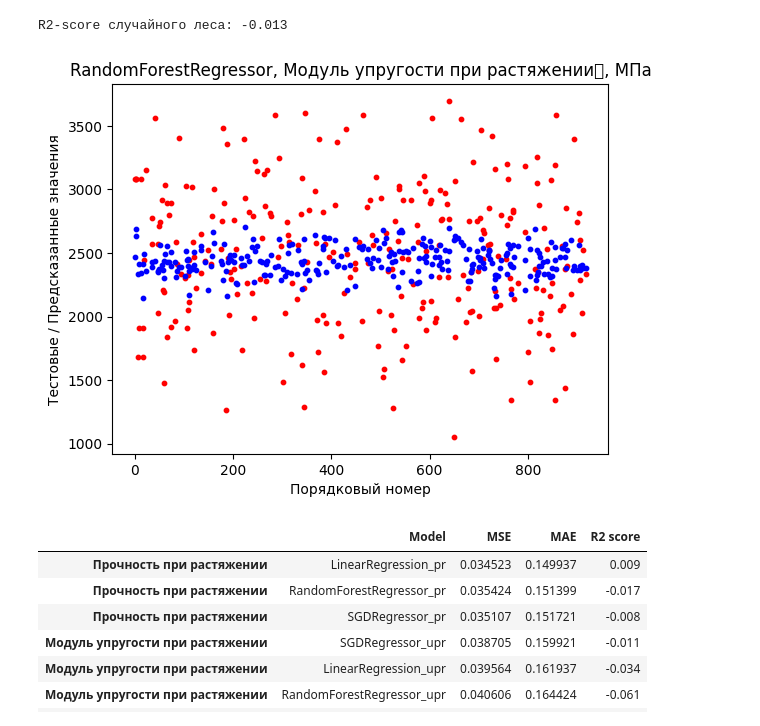
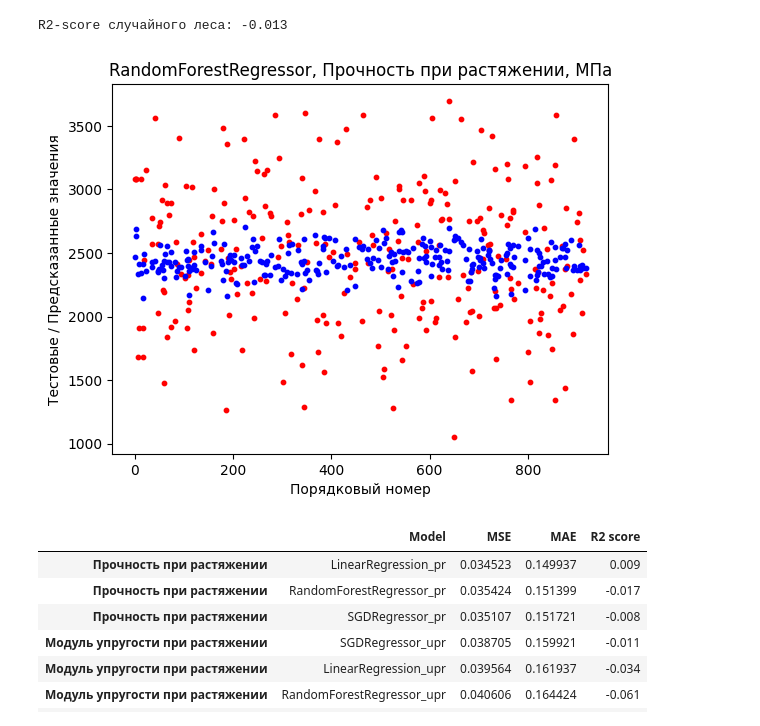
Before and after one commit to S7OV/CompoZit, a Jupyter notebook: VKR_model.ipynb, the cells around one changed output. Cells and saved outputs as stored; diff of their text form; code cells hidden in the pictures.

Commit message:
Построение моделей для прогноза модуля упругости при растяжении и прочности

```diff
--- a/VKR_model.ipynb
+++ b/VKR_model.ipynb
@@ -432,13 +432,13 @@ R2-score случайного леса: -0.013
 # %%
 # Визуализация разброса предсказанных данных и тестовых данных
 plt.scatter(y_test_2.index, min_max_scaler_2.inverse_transform(y_test_2), c = 'r', s = 10)
 plt.scatter(y_test_2.index, min_max_scaler_2.inverse_transform(y_pred_2), c = 'b', s = 10)
 plt.xlabel('Порядковый номер')
 plt.ylabel('Тестовые / Предсказанные значения')
-plt.title('RandomForestRegressor, Модуль упругости при растяжении	, МПа')
+plt.title('RandomForestRegressor, Прочность при растяжении, МПа')
 plt.show()
 # %% [output]
-[figure, old version]
+[figure, new version]
 # %%
 rf_2_result = pd.DataFrame({
    'Model': 'RandomForestRegressor_pr',
```
Also changed, not shown: parts of 1 cell of this notebook.
